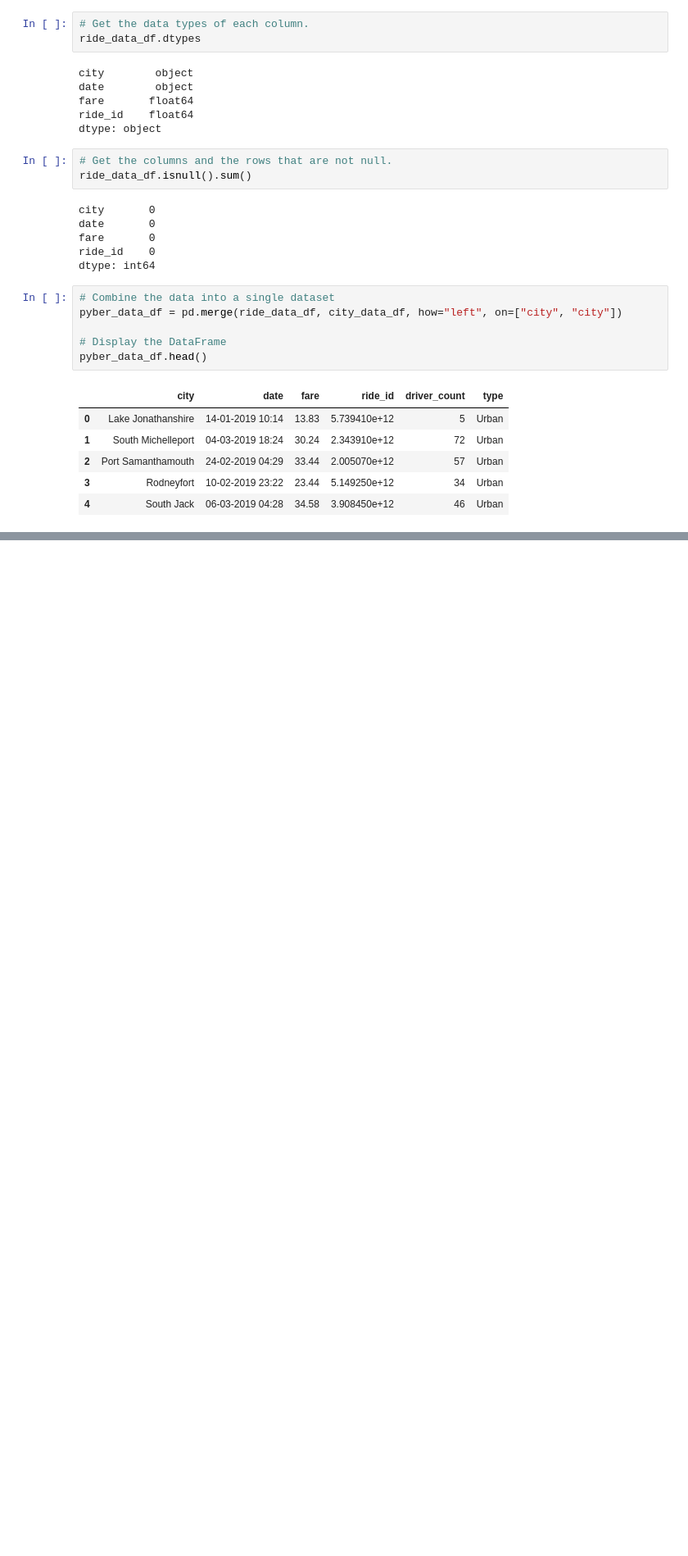
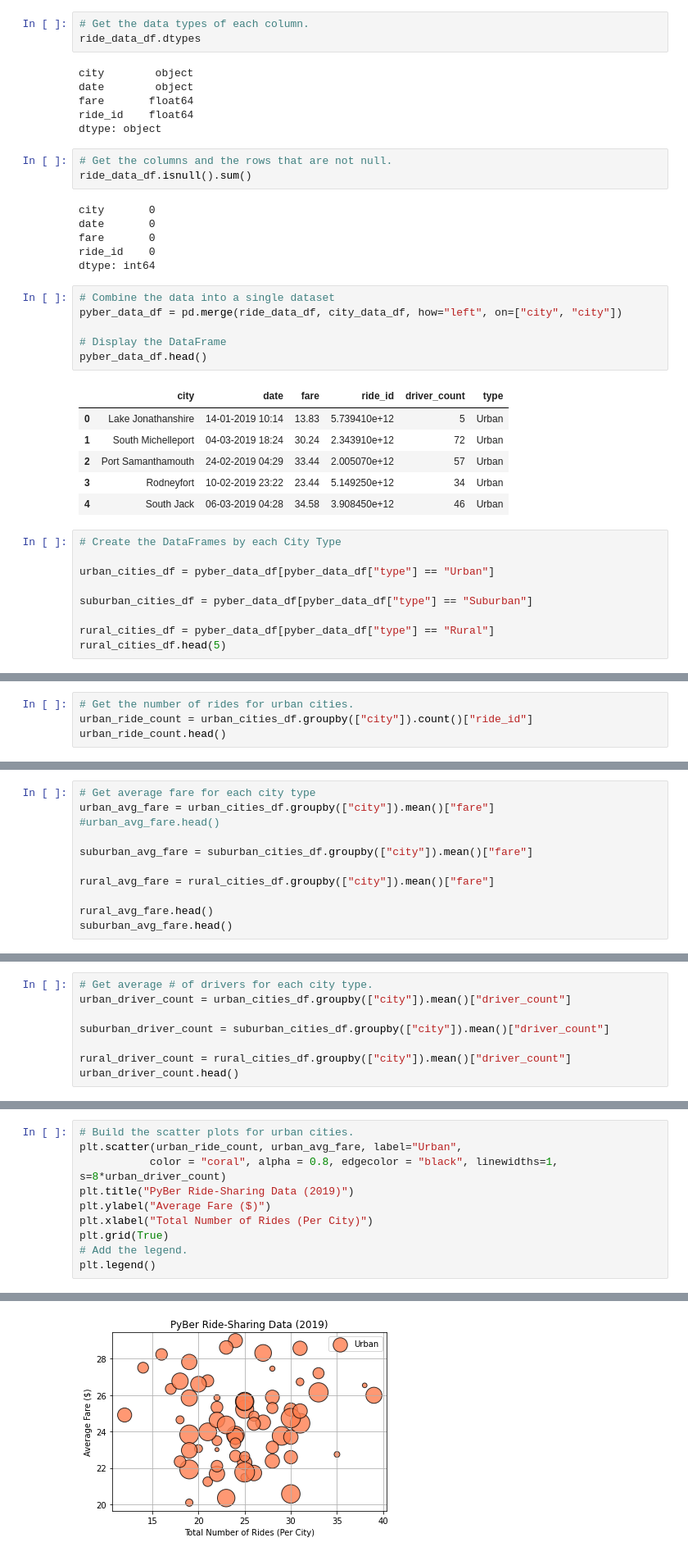
Before and after one commit to RuchitaAg/Pyber_Analysis, a Jupyter notebook: PyBer_ride_data.ipynb, the cells around one changed output, grey strips where cells are left out. Shown: that part at 82% size. Saved outputs shown, nothing was run; the diff lists cells and outputs as text; blank space fills up the shorter version.

Commit message:
updated analysis with bubble chart.

```diff
--- a/PyBer_ride_data.ipynb
+++ b/PyBer_ride_data.ipynb
@@ -171,3 +171,12 @@ pyber_data_df.head()
 | 2 | Port Samanthamouth | 24-02-2019 04:29 | 33.44 | 2.005070e+12 | 57 | Urban |
 | 3 | Rodneyfort | 10-02-2019 23:22 | 23.44 | 5.149250e+12 | 34 | Urban |
 | 4 | South Jack | 06-03-2019 04:28 | 34.58 | 3.908450e+12 | 46 | Urban |
+# %%
+# Create the DataFrames by each City Type
+
+urban_cities_df = pyber_data_df[pyber_data_df["type"] == "Urban"]
+
+suburban_cities_df = pyber_data_df[pyber_data_df["type"] == "Suburban"]
+
+rural_cities_df = pyber_data_df[pyber_data_df["type"] == "Rural"]
+rural_cities_df.head(5)
@@ -173,0 +190,4 @@ pyber_data_df.head()
+# %%
+# Get the number of rides for urban cities.
+urban_ride_count = urban_cities_df.groupby(["city"]).count()["ride_id"]
+urban_ride_count.head()
@@ -173,0 +206,11 @@ pyber_data_df.head()
+# %%
+# Get average fare for each city type
+urban_avg_fare = urban_cities_df.groupby(["city"]).mean()["fare"]
+#urban_avg_fare.head()
+
+suburban_avg_fare = suburban_cities_df.groupby(["city"]).mean()["fare"]
+
+rural_avg_fare = rural_cities_df.groupby(["city"]).mean()["fare"]
+
+rural_avg_fare.head()
+suburban_avg_fare.head()
@@ -173,0 +225,8 @@ pyber_data_df.head()
+# %%
+# Get average # of drivers for each city type.
+urban_driver_count = urban_cities_df.groupby(["city"]).mean()["driver_count"]
+
+suburban_driver_count = suburban_cities_df.groupby(["city"]).mean()["driver_count"]
+
+rural_driver_count = rural_cities_df.groupby(["city"]).mean()["driver_count"]
+urban_driver_count.head()
@@ -173,0 +241,11 @@ pyber_data_df.head()
+# %%
+# Build the scatter plots for urban cities.
+plt.scatter(urban_ride_count, urban_avg_fare, label="Urban",
+           color = "coral", alpha = 0.8, edgecolor = "black", linewidths=1, s=8*urban_driver_count)
+plt.title("PyBer Ride-Sharing Data (2019)")
+plt.ylabel("Average Fare ($)")
+plt.xlabel("Total Number of Rides (Per City)")
+plt.grid(True)
+# Add the legend.
+plt.legend()
+# %% [output]
@@ -173,0 +253 @@ pyber_data_df.head()
+[figure, added]
```
Also changed, not shown: parts of 9 cells of this notebook, 1 other file.
